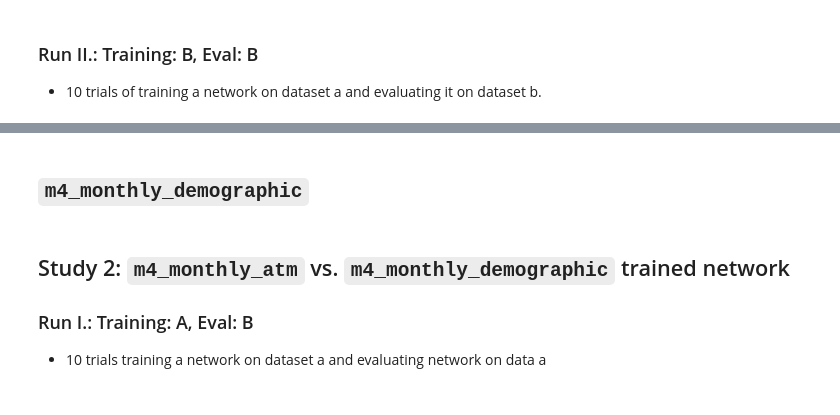
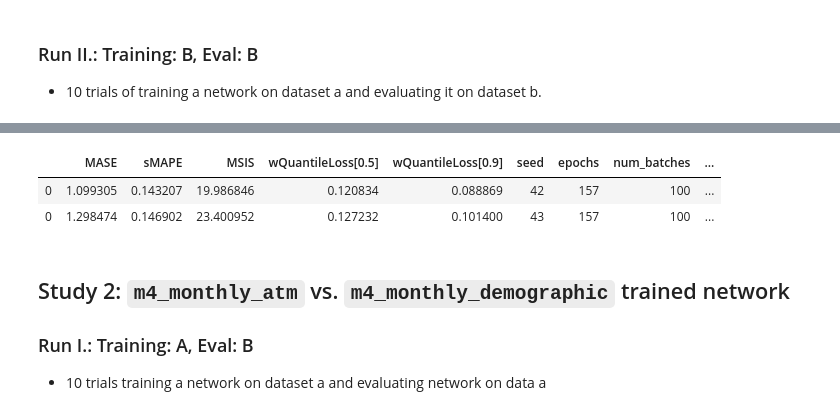
Before and after one commit to tm1611/RNN-for-Time-Series, a Jupyter notebook: gluonts03-m4_notebooks/tz1_two_trained_networks_one_eval_data_monthly.ipynb, the cells around one changed output, grey strips where cells are left out. Saved outputs shown, nothing was run; the diff lists cells and outputs as text; code cells hidden in the pictures.

```diff
--- a/gluonts03-m4_notebooks/tz1_two_trained_networks_one_eval_data_monthly.ipynb
+++ b/gluonts03-m4_notebooks/tz1_two_trained_networks_one_eval_data_monthly.ipynb
@@ -523,5 +537,9 @@ INFO:root:Epoch[56] Learning rate is 0.00025
-# %% [markdown]
-## `m4_monthly_demographic`
+# %%
+results
+# %% [output]
+|  | MASE | sMAPE | MSIS | wQuantileLoss[0.5] | wQuantileLoss[0.9] | seed | epochs | num_batches | ... |
+| 0 | 1.099305 | 0.143207 | 19.986846 | 0.120834 | 0.088869 | 42 | 157 | 100 | ... |
+| 0 | 1.298474 | 0.146902 | 23.400952 | 0.127232 | 0.101400 | 43 | 157 | 100 | ... |
 # %% [markdown]
 ## Study 2: `m4_monthly_atm` vs. `m4_monthly_demographic` trained network
 
```
Also changed, not shown: parts of 1 cell of this notebook, 3 other files.
